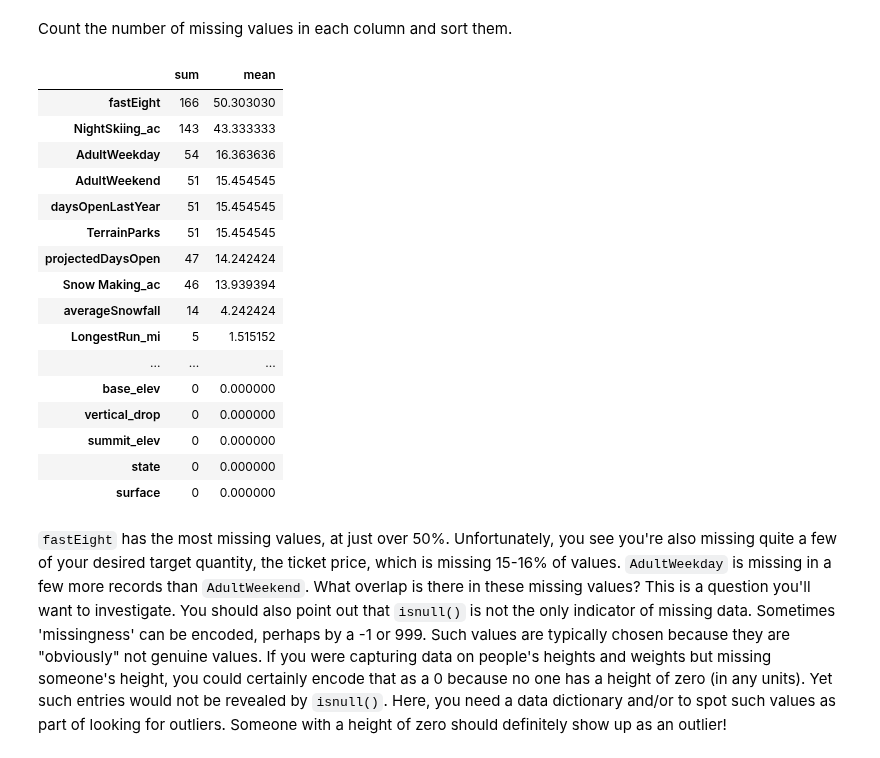
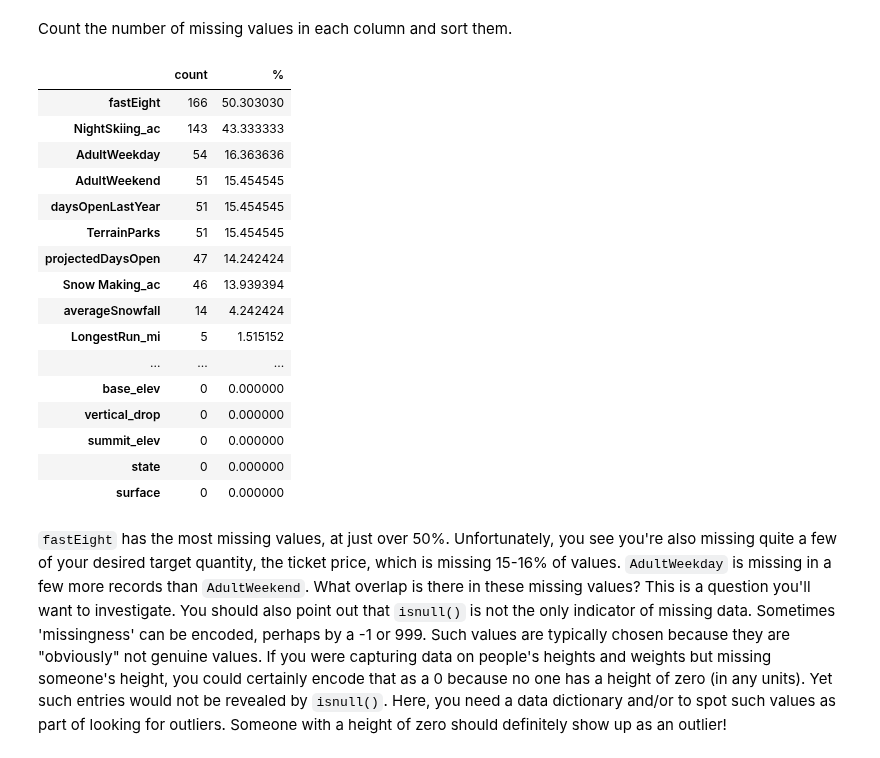
Before and after one commit to keb101/Image-Classification-Indian-Clothing, a Jupyter notebook: 02_data_wrangling.ipynb, the cells around one changed output. Drawn from its saved outputs; the diff is of its cells as text; code cells hidden in the pictures.

```diff
--- a/02_data_wrangling.ipynb
+++ b/02_data_wrangling.ipynb
@@ -83,7 +85,7 @@ There are some fundamental questions to resolve in this notebook before you move
 ## 2.5 Load The Ski Resort Data<a id='2.5_Load_The_Ski_Resort_Data'></a>
 # %%
 # the supplied CSV data file is the raw_data directory
-ski_data = pd.read_csv('../raw_data/ski_resort_data.csv')
+ski_data = pd.read_csv('C:/Users/butle/hp/DataScienceGuidedCapstone/raw_data/ski_resort_data.csv')
 # %% [markdown]
 Good first steps in auditing the data are the info method and displaying the first few records with head.
 # %%
@@ -165,15 +167,15 @@ Count the number of missing values in each column and sort them.
 # %%
 #Code task 5#
 #Count (using `.sum()`) the number of missing values (`.isnull()`) in each column of
 #ski_data as well as the percentages (using `.mean()` instead of `.sum()`).
 #Order them (increasing or decreasing) using sort_values
 #Call `pd.concat` to present these in a single table (DataFrame) with the helpful column names 'count' and '%'
 
 missing = pd.concat([ski_data.isnull().sum(), 100 * ski_data.isnull().mean()], axis=1)
-missing.columns = ['sum', 'mean']
-missing.sort_values('mean', ascending=False)
+missing.columns = ['count', '%']
+missing.sort_values('%', ascending=False)
 # %% [output]
-|  | sum | mean |
+|  | count | % |
 | fastEight | 166 | 50.303030 |
 | NightSkiing_ac | 143 | 43.333333 |
 | AdultWeekday | 54 | 16.363636 |
```
Also changed, not shown: parts of 40 cells of this notebook.
